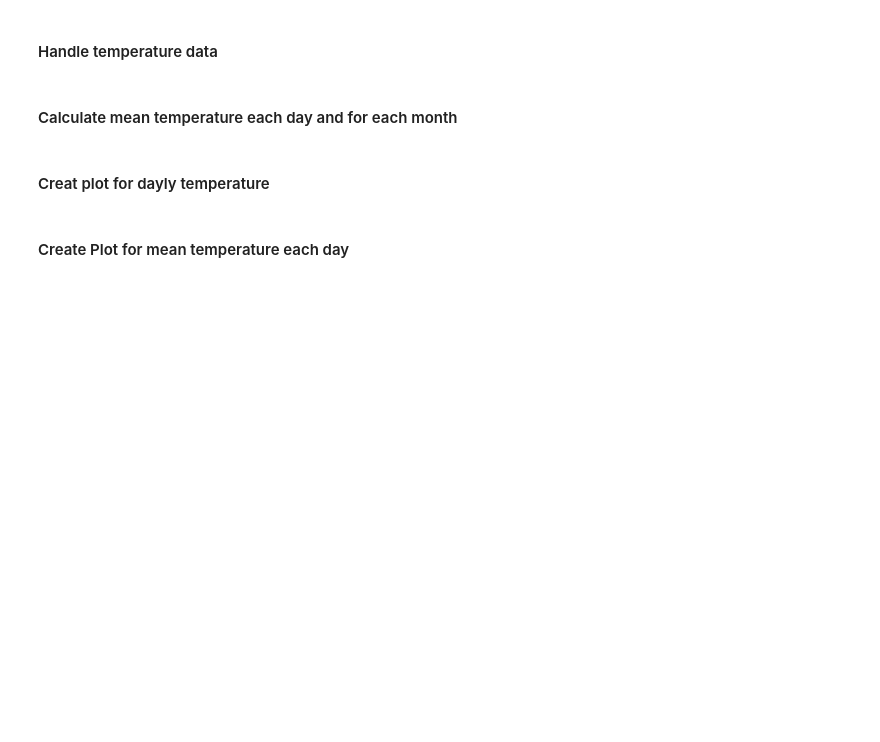
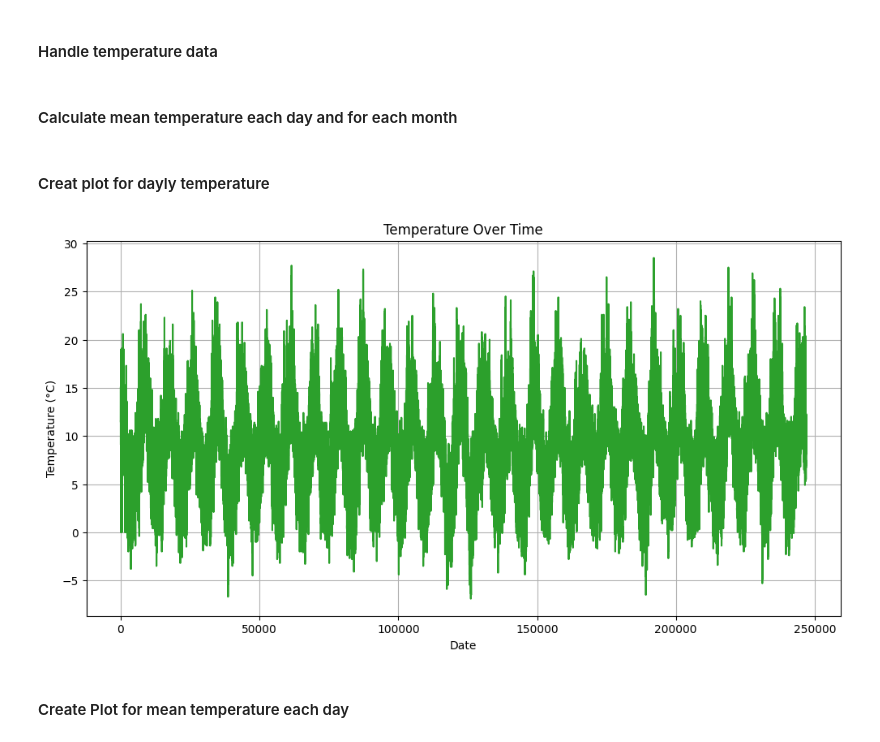
Before and after one commit to YuliiaRysinska/PFDA, a Jupyter notebook: assignment/assignment_6_Weather.ipynb, the cells around one changed output. Cells and saved outputs as stored; diff of their text form; code cells hidden in the pictures; blank space fills up the shorter version.

Commit message:
fix errors

```diff
--- a/assignment/assignment_6_Weather.ipynb
+++ b/assignment/assignment_6_Weather.ipynb
@@ -3,9 +3,8 @@
 # %%
 import pandas as pd
 import matplotlib.pyplot as plt
-import numpy as np
 
-url = "https://cli.fusio.net/cli/climate_data/webdata/hly4935.csv"
+url = "hly4935.csv"
 data = pd.read_csv(url)
 
 print(data.head())
@@ -16,12 +27,10 @@ ParserError: Error tokenizing data. C error: Expected 1 fields in line 3, saw 2
-# %%
-data['DATE'] = pd.to_datetime(data['DATE'])
-
-data.set_index('DATE', inplace=True)
 # %% [markdown]
 #### Handle temperature data
 # %%
-data['TEMP'] = pd.to_numeric(data['TEMP'], errors='coerce')  # Convert to numeric and handle errors
-data['TEMP'] = data['TEMP'].interpolate()  # Interpolate missing values
+data['temp'] = pd.to_numeric(data['temp'], errors='coerce')
+
+# Interpolate missing values
+data['temp'] = data['temp'].interpolate()
 # %% [markdown]
 #### Calculate mean temperature each day and for each month
 # %%
@@ -33,11 +42,14 @@ month_mean_temp = data['TEMP'].resample('M').mean()
 # %%
 plt.figure(figsize=(12, 6))
 
-plt.plot(data['TEMP'], label='Temperature (°C)', color='tab:red')
+plt.plot(data['temp'], label='Temperature (°C)', color='tab:green')
 plt.title('Temperature Over Time')
 plt.xlabel('Date')
 plt.ylabel('Temperature (°C)')
+plt.grid()
 plt.show()
+# %% [output]
+[figure, added]
 # %% [markdown]
 #### Create Plot for mean temperature each day
 # %%
```
Also changed, not shown: parts of 12 cells of this notebook.
